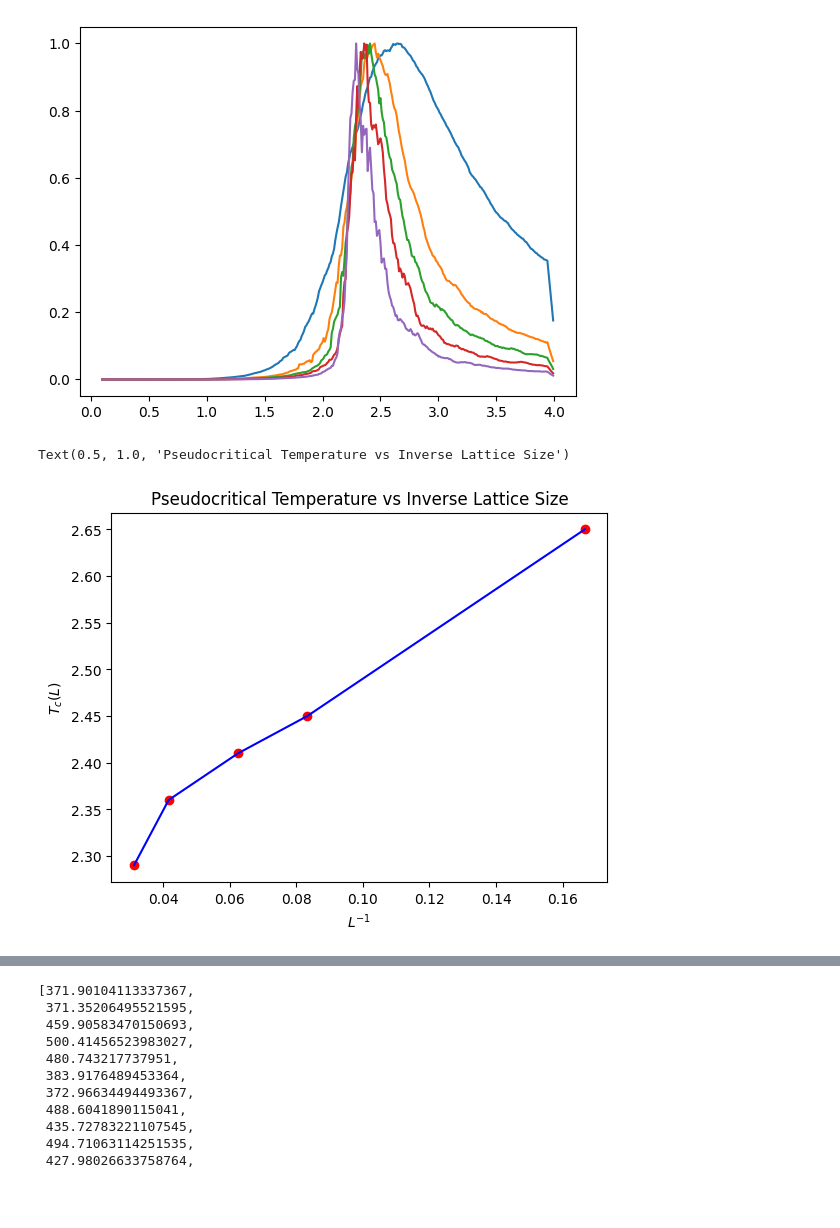
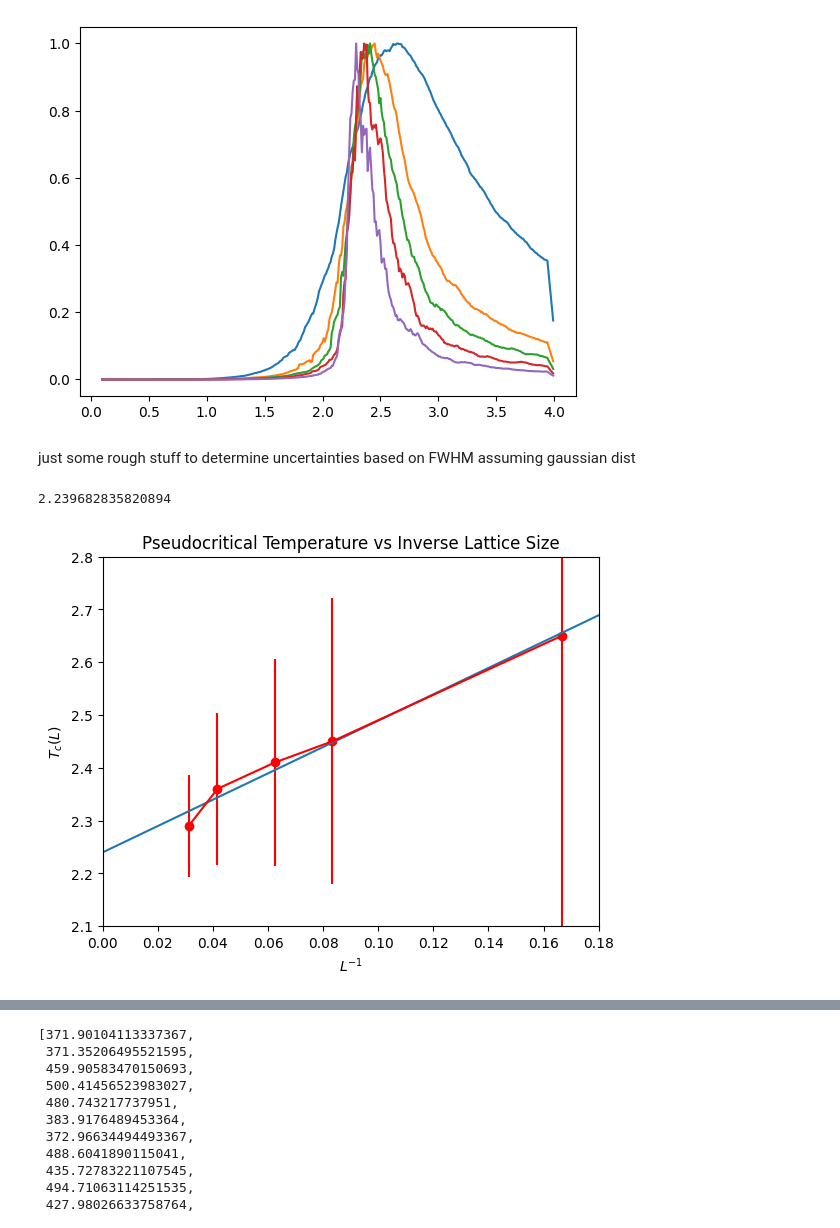
Before and after one commit to noahchanoah/thesis, a Jupyter notebook: CaseCritTemp.ipynb, the cells around one changed output, grey strips where cells are left out. Saved outputs shown, nothing was run; the diff lists cells and outputs as text; code cells hidden in the pictures; blank space fills up the shorter version.

Commit message:
Finish errorbars

```diff
--- a/CaseCritTemp.ipynb
+++ b/CaseCritTemp.ipynb
@@ -352,11 +364,12 @@ def movingaverage(interval, window_size):
     window= np.ones(int(window_size))/float(window_size)
     return np.convolve(interval, window, 'same')
 # %%
-avgsus6Arr = movingaverage(sus6Arr, 10)
-avgsus12Arr = movingaverage(sus12Arr, 10)
-avgsus16Arr = movingaverage(sus16Arr, 10)
-avgsus24Arr = movingaverage(sus24Arr, 10)
-avgsus32Arr = movingaverage(sus32Arr, 10)
+wSize = 10
+avgsus6Arr = movingaverage(sus6Arr, wSize)
+avgsus12Arr = movingaverage(sus12Arr, wSize)
+avgsus16Arr = movingaverage(sus16Arr, wSize)
+avgsus24Arr = movingaverage(sus24Arr, wSize)
+avgsus32Arr = movingaverage(sus32Arr, wSize)
 # %%
 plt.plot(tempRange, [x/max(avgsus6Arr) for x in avgsus6Arr])
 plt.plot(tempRange, [x/max(avgsus12Arr) for x in avgsus12Arr])
@@ -366,3 +379,5 @@ plt.plot(tempRange, [x/max(avgsus32Arr) for x in avgsus32Arr])
 # %% [output]
 [<matplotlib.lines.Line2D at 0x...>]
 [figure]
+# %% [markdown]
+just some rough stuff to determine uncertainties based on FWHM assuming gaussian dist
@@ -369,21 +412,42 @@ plt.plot(tempRange, [x/max(avgsus32Arr) for x in avgsus32Arr])
 # %%
+wSize = 10
+avgsus6Arr = movingaverage(sus6Arr, wSize)
+avgsus12Arr = movingaverage(sus12Arr, wSize)
+avgsus16Arr = movingaverage(sus16Arr, wSize)
+avgsus24Arr = movingaverage(sus24Arr, wSize)
+avgsus32Arr = movingaverage(sus32Arr, wSize)
+
+#ABOVE STUFF IS TEMP TO GET QUICK NUMBERS
+
 maxSusArr =[]
 maxSus6 = tempRange[np.where(avgsus6Arr == max(avgsus6Arr))][0]
 maxSus12 = tempRange[np.where(avgsus12Arr == max(avgsus12Arr))][0]
 maxSus16 = tempRange[np.where(avgsus16Arr == max(avgsus16Arr))][0]
 maxSus24 = tempRange[np.where(avgsus24Arr == max(avgsus24Arr))][0]
 maxSus32 = tempRange[np.where(avgsus32Arr == max(avgsus32Arr))][0]
 maxSusArr.append(maxSus6)
 maxSusArr.append(maxSus12)
 maxSusArr.append(maxSus16)
 maxSusArr.append(maxSus24)
 maxSusArr.append(maxSus32)
 maxSusArr
-plt.plot([1/6,1/12,1/16,1/24,1/32],maxSusArr,color="blue")
-plt.scatter([1/6,1/12,1/16,1/24,1/32],maxSusArr,color="red")
+
+lArr = [1/6,1/12,1/16, 1/24, 1/32] #1/24, 1/32
+xx = np.arange(0,1,0.001)
+fit = np.polyfit(lArr, maxSusArr, 1)
+yy = [fit[0]*x + fit[1] for x in xx]
+
+
+#plt.plot(lArr,maxSusArr,color="blue")
+plt.errorbar(lArr, maxSusArr, yerr=error, color="red")
+plt.scatter(lArr,maxSusArr,color="red")
+plt.plot(xx,yy)
 plt.xlabel("$L^{-1}$")
 plt.ylabel("$T_c(L)$")
 plt.title("Pseudocritical Temperature vs Inverse Lattice Size")
+plt.xlim(0,0.18)
+plt.ylim(2.1,2.8)
+fit[1]
 # %% [output]
-Text(0.5, 1.0, 'Pseudocritical Temperature vs Inverse Lattice Size')
+2.239682835820894
-[figure, old version]
+[figure, new version]
```
Also changed, not shown: parts of 10 cells of this notebook.
